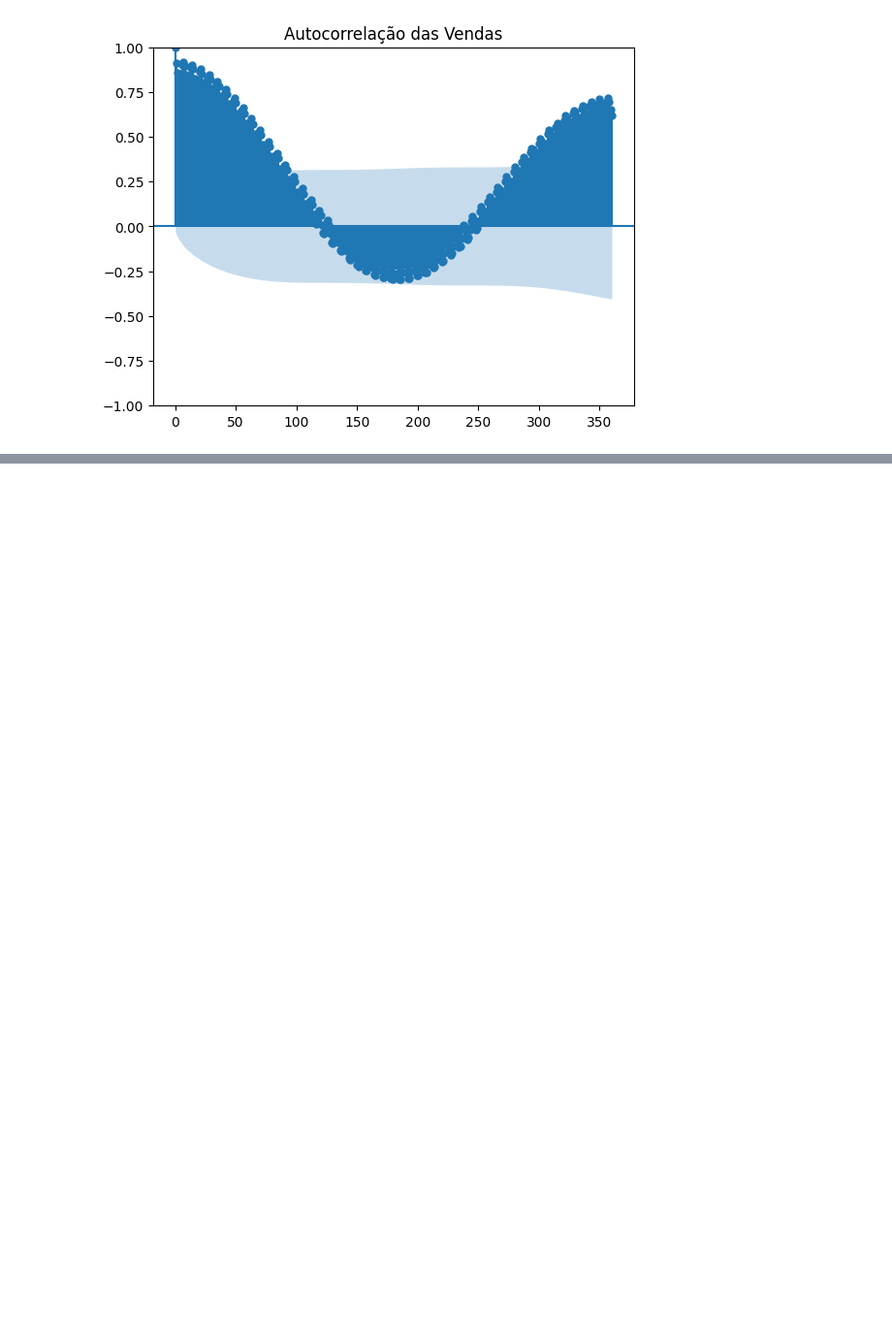
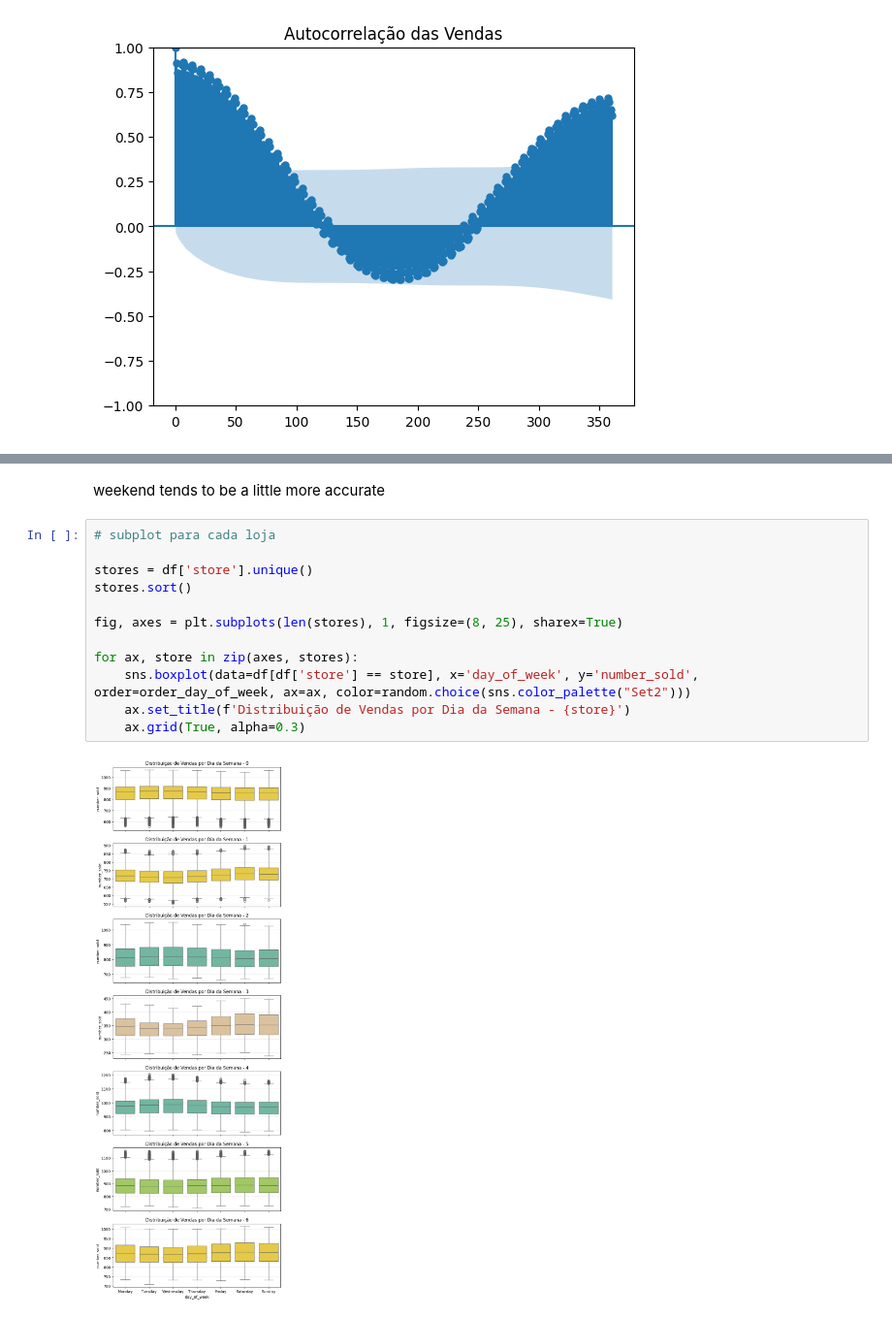
Before and after one commit to catarinafelixcr/time-series-forecast, a Jupyter notebook: notebooks/01-EDA.ipynb, the cells around one changed output, grey strips where cells are left out. Shown at 97% size. Drawn from its saved outputs; the diff is of its cells as text; blank space fills up the shorter version.

```diff
--- a/notebooks/01-EDA.ipynb
+++ b/notebooks/01-EDA.ipynb
@@ -123,0 +164,16 @@ Text(0.5, 1.0, 'Autocorrelação das Vendas')
+# %% [markdown]
+weekend tends to be a little more accurate
+# %%
+# subplot para cada loja
+
+stores = df['store'].unique()
+stores.sort()
+
+fig, axes = plt.subplots(len(stores), 1, figsize=(8, 25), sharex=True)
+
+for ax, store in zip(axes, stores):
+    sns.boxplot(data=df[df['store'] == store], x='day_of_week', y='number_sold', order=order_day_of_week, ax=ax, color=random.choice(sns.color_palette("Set2")))
+    ax.set_title(f'Distribuição de Vendas por Dia da Semana - {store}')
+    ax.grid(True, alpha=0.3)
+# %% [output]
+[figure, added]
```
Also changed, not shown: parts of 12 cells of this notebook.
